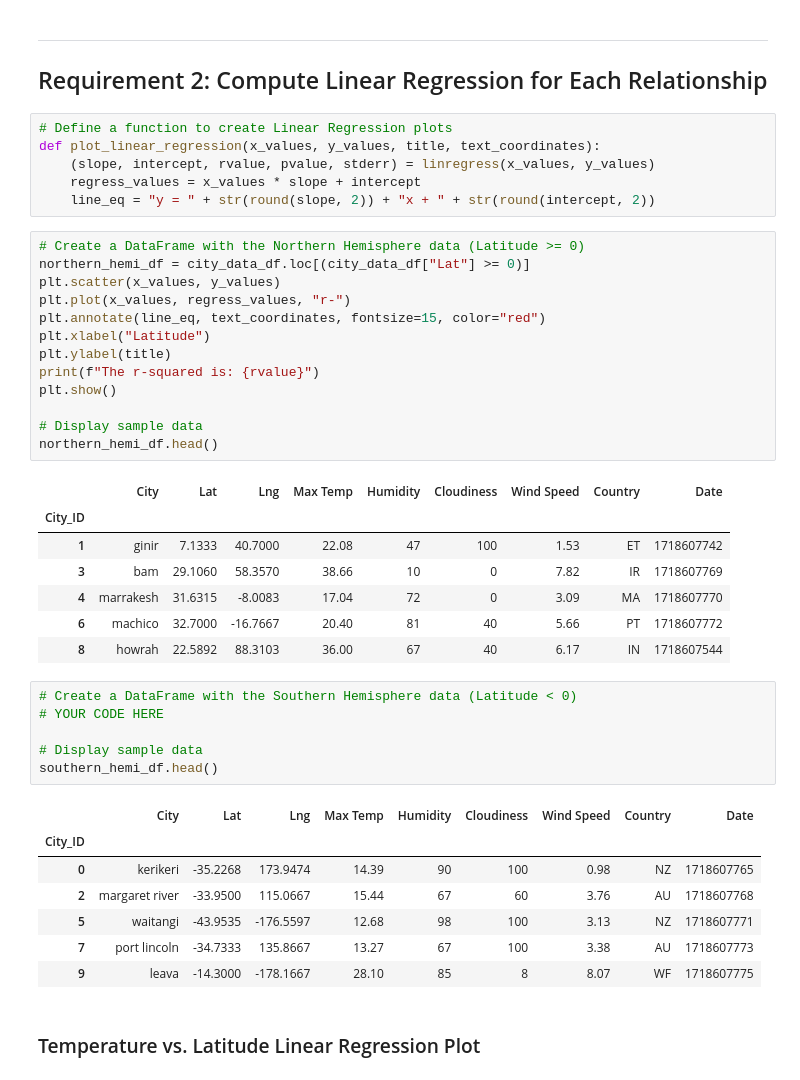
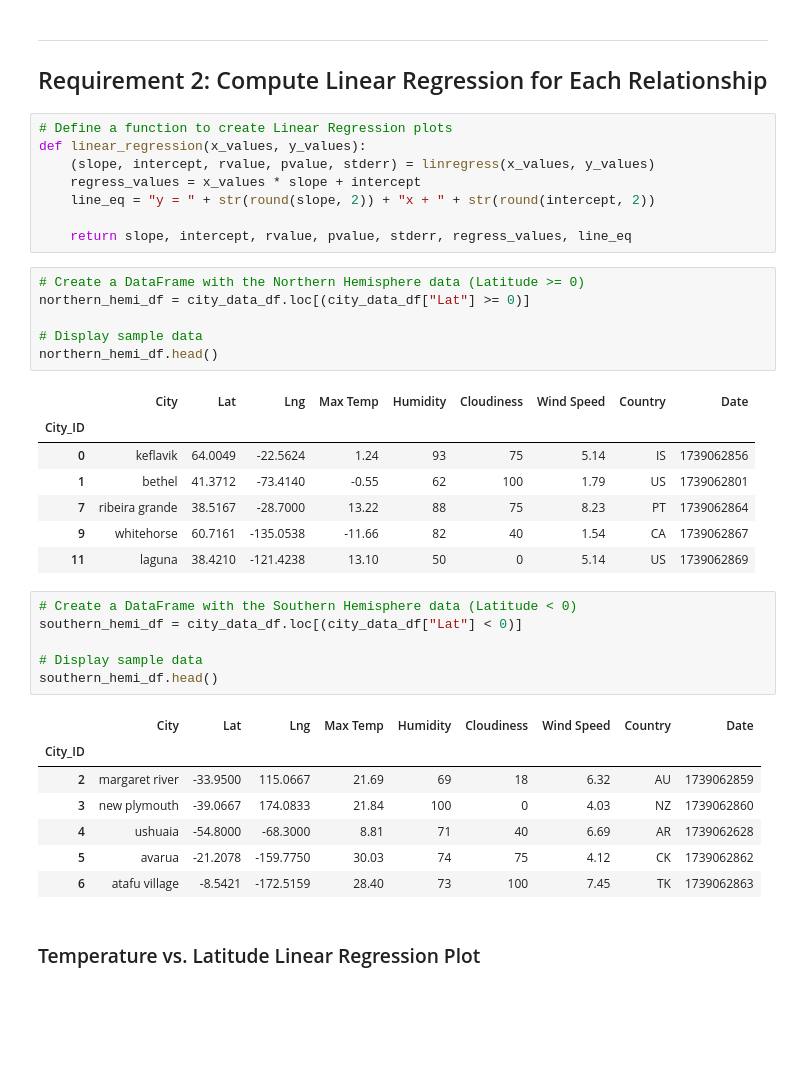
Before and after one commit to Dhruvi267/Python-api-challenge, a Jupyter notebook: WeatherPy.ipynb, the cells around one changed output. Cells and saved outputs as stored; diff of their text form; blank space fills up the shorter version.

```diff
--- a/WeatherPy.ipynb
+++ b/WeatherPy.ipynb
@@ -270,44 +270,39 @@ plt.show()
 ## Requirement 2: Compute Linear Regression for Each Relationship
 # %%
 # Define a function to create Linear Regression plots
-def plot_linear_regression(x_values, y_values, title, text_coordinates):
+def linear_regression(x_values, y_values):
     (slope, intercept, rvalue, pvalue, stderr) = linregress(x_values, y_values)
     regress_values = x_values * slope + intercept
     line_eq = "y = " + str(round(slope, 2)) + "x + " + str(round(intercept, 2))
+
+    return slope, intercept, rvalue, pvalue, stderr, regress_values, line_eq
 # %%
 # Create a DataFrame with the Northern Hemisphere data (Latitude >= 0)
 northern_hemi_df = city_data_df.loc[(city_data_df["Lat"] >= 0)]
-plt.scatter(x_values, y_values)
-plt.plot(x_values, regress_values, "r-")
-plt.annotate(line_eq, text_coordinates, fontsize=15, color="red")
-plt.xlabel("Latitude")
-plt.ylabel(title)
-print(f"The r-squared is: {rvalue}")
-plt.show()
 
 # Display sample data
 northern_hemi_df.head()
 # %% [output]
 |  | City | Lat | Lng | Max Temp | Humidity | Cloudiness | Wind Speed | Country | Date |
 | City_ID |  |  |  |  |  |  |  |  |  |
-| 1 | ginir | 7.1333 | 40.7000 | 22.08 | 47 | 100 | 1.53 | ET | 1718607742 |
-| 3 | bam | 29.1060 | 58.3570 | 38.66 | 10 | 0 | 7.82 | IR | 1718607769 |
-| 4 | marrakesh | 31.6315 | -8.0083 | 17.04 | 72 | 0 | 3.09 | MA | 1718607770 |
-| 6 | machico | 32.7000 | -16.7667 | 20.40 | 81 | 40 | 5.66 | PT | 1718607772 |
-| 8 | howrah | 22.5892 | 88.3103 | 36.00 | 67 | 40 | 6.17 | IN | 1718607544 |
+| 0 | keflavik | 64.0049 | -22.5624 | 1.24 | 93 | 75 | 5.14 | IS | 1739062856 |
+| 1 | bethel | 41.3712 | -73.4140 | -0.55 | 62 | 100 | 1.79 | US | 1739062801 |
+| 7 | ribeira grande | 38.5167 | -28.7000 | 13.22 | 88 | 75 | 8.23 | PT | 1739062864 |
+| 9 | whitehorse | 60.7161 | -135.0538 | -11.66 | 82 | 40 | 1.54 | CA | 1739062867 |
+| 11 | laguna | 38.4210 | -121.4238 | 13.10 | 50 | 0 | 5.14 | US | 1739062869 |
 # %%
 # Create a DataFrame with the Southern Hemisphere data (Latitude < 0)
-# YOUR CODE HERE
+southern_hemi_df = city_data_df.loc[(city_data_df["Lat"] < 0)]
 
 # Display sample data
 southern_hemi_df.head()
 # %% [output]
 |  | City | Lat | Lng | Max Temp | Humidity | Cloudiness | Wind Speed | Country | Date |
 | City_ID |  |  |  |  |  |  |  |  |  |
-| 0 | kerikeri | -35.2268 | 173.9474 | 14.39 | 90 | 100 | 0.98 | NZ | 1718607765 |
-| 2 | margaret river | -33.9500 | 115.0667 | 15.44 | 67 | 60 | 3.76 | AU | 1718607768 |
-| 5 | waitangi | -43.9535 | -176.5597 | 12.68 | 98 | 100 | 3.13 | NZ | 1718607771 |
-| 7 | port lincoln | -34.7333 | 135.8667 | 13.27 | 67 | 100 | 3.38 | AU | 1718607773 |
-| 9 | leava | -14.3000 | -178.1667 | 28.10 | 85 | 8 | 8.07 | WF | 1718607775 |
+| 2 | margaret river | -33.9500 | 115.0667 | 21.69 | 69 | 18 | 6.32 | AU | 1739062859 |
+| 3 | new plymouth | -39.0667 | 174.0833 | 21.84 | 100 | 0 | 4.03 | NZ | 1739062860 |
+| 4 | ushuaia | -54.8000 | -68.3000 | 8.81 | 71 | 40 | 6.69 | AR | 1739062628 |
+| 5 | avarua | -21.2078 | -159.7750 | 30.03 | 74 | 75 | 4.12 | CK | 1739062862 |
+| 6 | atafu village | -8.5421 | -172.5159 | 28.40 | 73 | 100 | 7.45 | TK | 1739062863 |
 # %% [markdown]
 ###  Temperature vs. Latitude Linear Regression Plot
```
Also changed, not shown: parts of 25 cells of this notebook, 5 other files.
